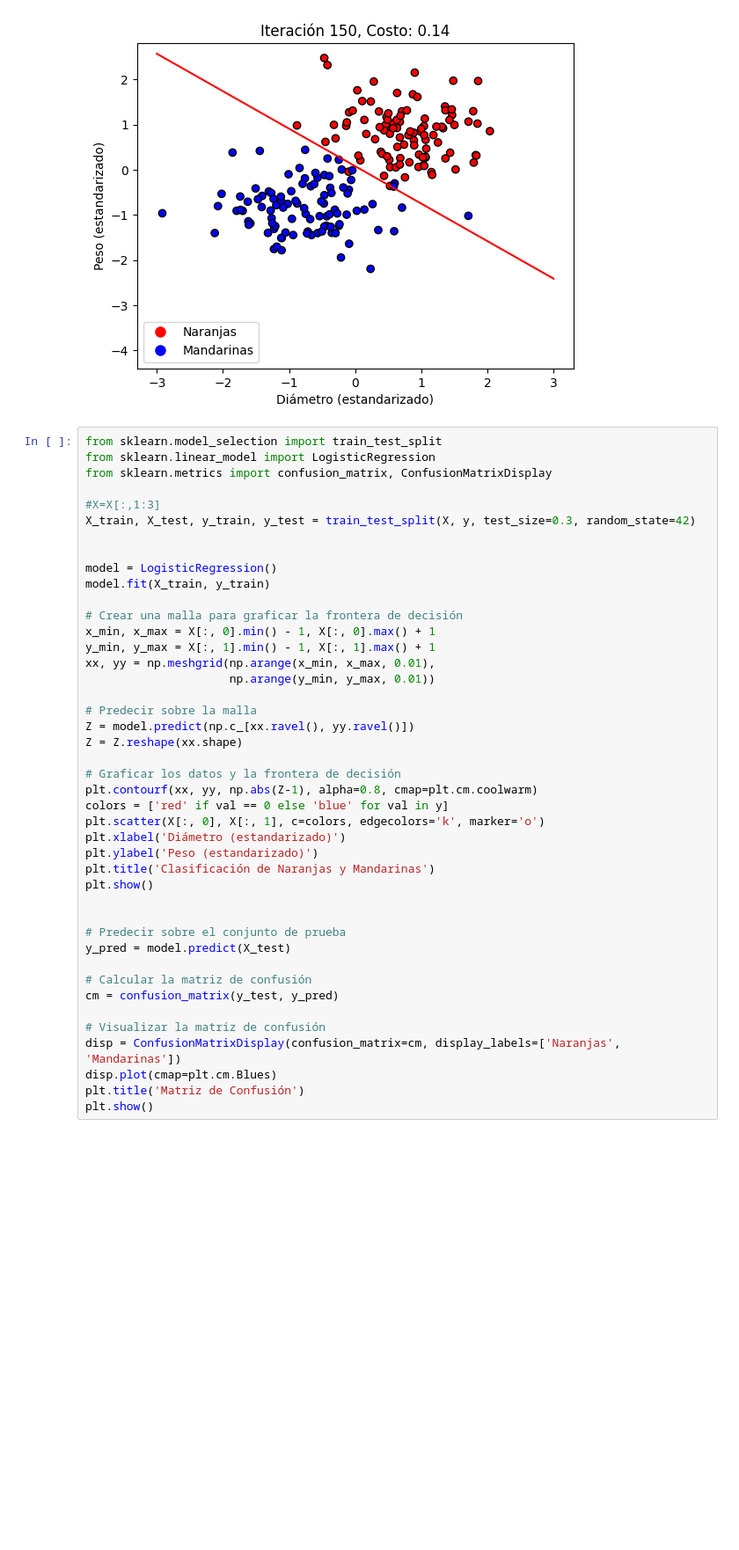
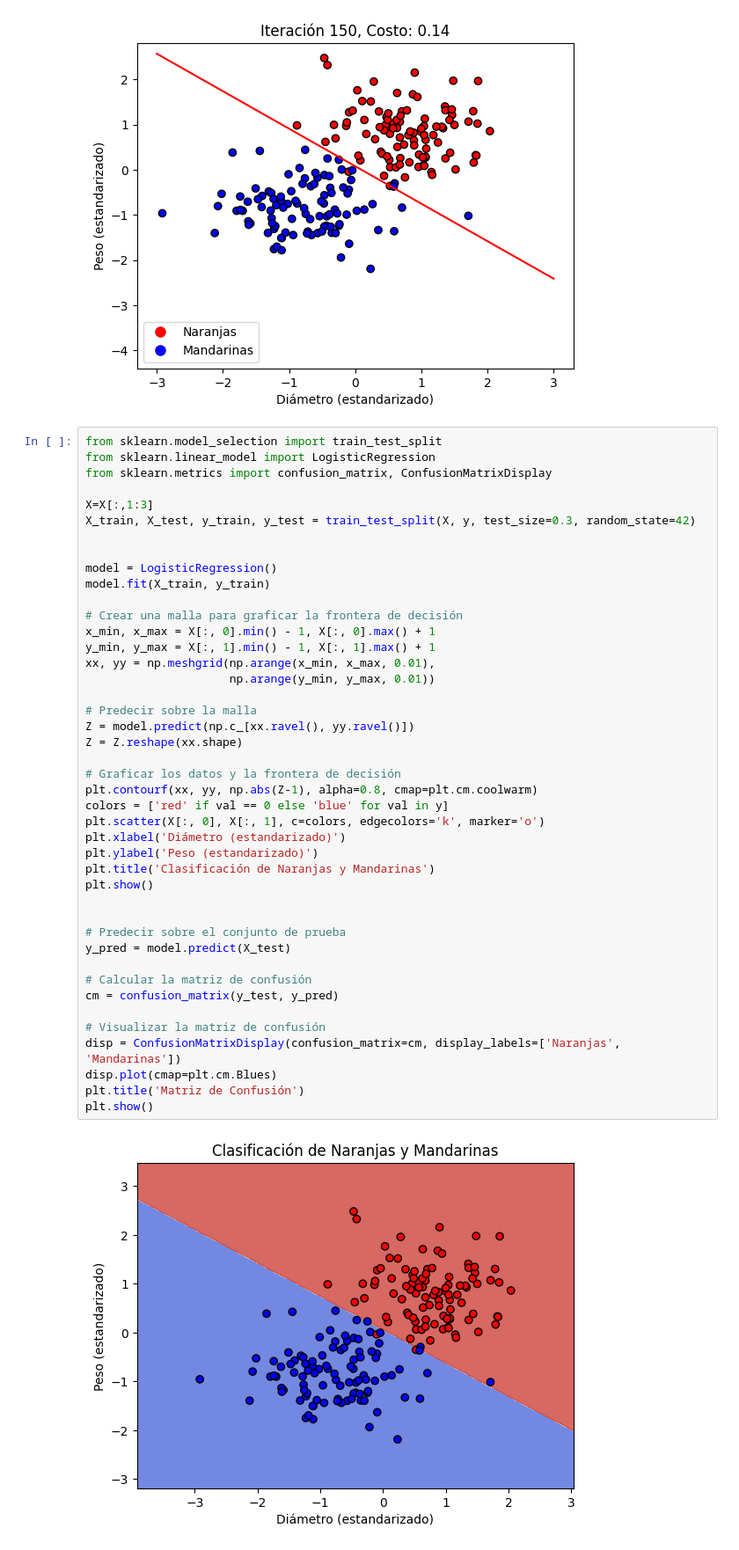
Before and after one commit to DrAnonimo/IdeasArtificiales, a Jupyter notebook: AnatomíaAlgoritmoIA/MandarinasNaranjas-RegresionLogistica.ipynb, the cells around one changed output. Shown at 88% size. Cells and saved outputs as stored; diff of their text form; blank space fills up the shorter version.

```diff
--- a/AnatomíaAlgoritmoIA/MandarinasNaranjas-RegresionLogistica.ipynb
+++ b/AnatomíaAlgoritmoIA/MandarinasNaranjas-RegresionLogistica.ipynb
@@ -99,7 +99,7 @@ from sklearn.model_selection import train_test_split
 from sklearn.linear_model import LogisticRegression
 from sklearn.metrics import confusion_matrix, ConfusionMatrixDisplay
 
-#X=X[:,1:3]
+X=X[:,1:3]
 X_train, X_test, y_train, y_test = train_test_split(X, y, test_size=0.3, random_state=42)
 
 
@@ -110,30 +110,32 @@ model.fit(X_train, y_train)
 x_min, x_max = X[:, 0].min() - 1, X[:, 0].max() + 1
 y_min, y_max = X[:, 1].min() - 1, X[:, 1].max() + 1
 xx, yy = np.meshgrid(np.arange(x_min, x_max, 0.01),
                      np.arange(y_min, y_max, 0.01))
 
 # Predecir sobre la malla
 Z = model.predict(np.c_[xx.ravel(), yy.ravel()])
 Z = Z.reshape(xx.shape)
 
 # Graficar los datos y la frontera de decisión
 plt.contourf(xx, yy, np.abs(Z-1), alpha=0.8, cmap=plt.cm.coolwarm)
 colors = ['red' if val == 0 else 'blue' for val in y]
 plt.scatter(X[:, 0], X[:, 1], c=colors, edgecolors='k', marker='o')
 plt.xlabel('Diámetro (estandarizado)')
 plt.ylabel('Peso (estandarizado)')
 plt.title('Clasificación de Naranjas y Mandarinas')
 plt.show()
 
 
 # Predecir sobre el conjunto de prueba
 y_pred = model.predict(X_test)
 
 # Calcular la matriz de confusión
 cm = confusion_matrix(y_test, y_pred)
 
 # Visualizar la matriz de confusión
 disp = ConfusionMatrixDisplay(confusion_matrix=cm, display_labels=['Naranjas', 'Mandarinas'])
 disp.plot(cmap=plt.cm.Blues)
 plt.title('Matriz de Confusión')
 plt.show()
+# %% [output]
+[figure, added]
```
Also changed, not shown: parts of 1 cell of this notebook.
